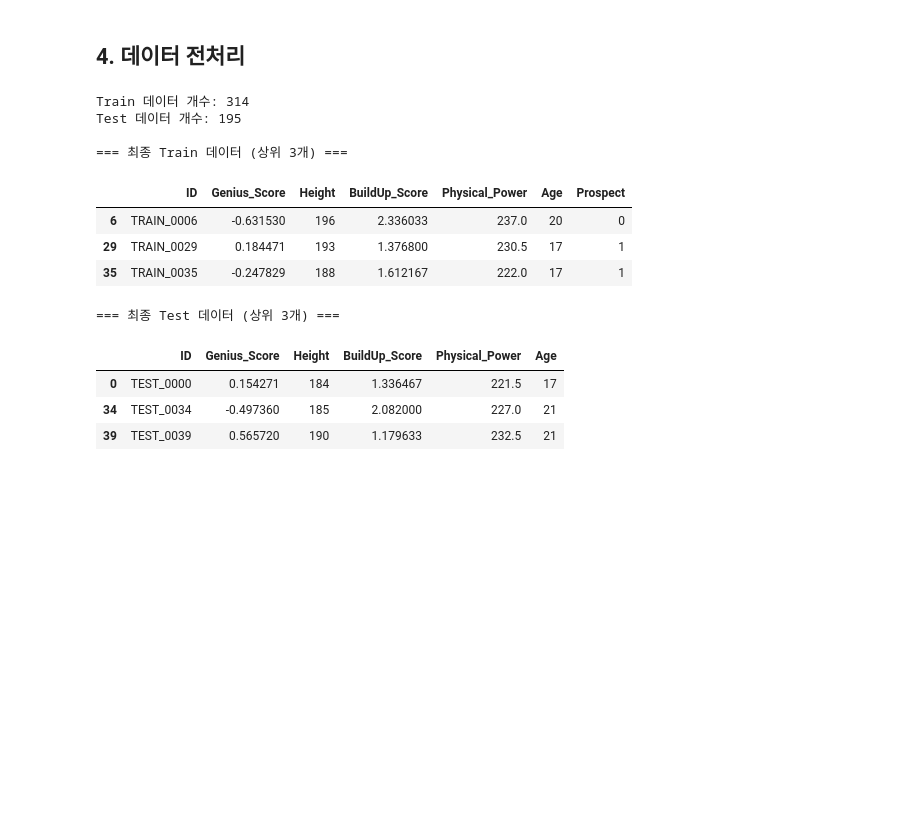
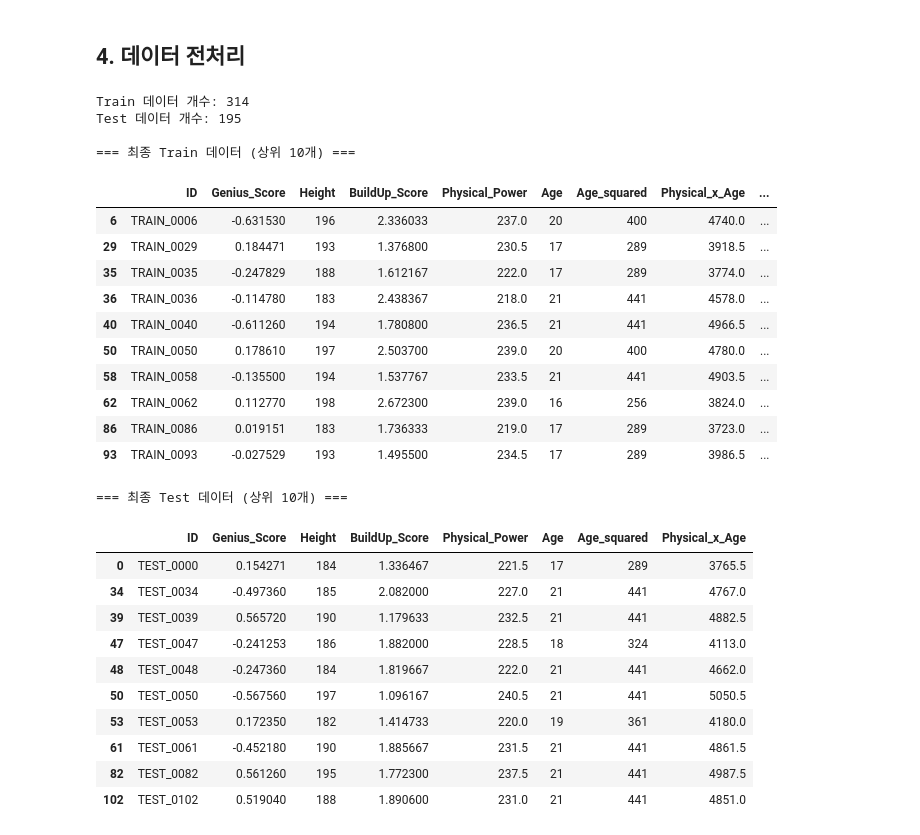
Before and after one commit to YNARU0818/Little-Sonny-analysis, a Jupyter notebook: littlesonny3.ipynb, the cells around one changed output. Cells and saved outputs as stored; diff of their text form; code cells hidden in the pictures; blank space fills up the shorter version.

```diff
--- a/littlesonny3.ipynb
+++ b/littlesonny3.ipynb
@@ -721,7 +721,7 @@ global_mean = train_gk['GK_Raw_Average'].mean()
 # ---------------------------------------------------------
 # 2️⃣ 전처리 적용 함수 (Train, Test 똑같이 적용)
 # ---------------------------------------------------------
-def preprocessing(df, age_standard, global_mean, is_train=True):
+def preprocessing(df, is_train=True):
     # (1) 기본 실력 평균 계산
     df['GK_Raw_Average'] = get_raw_average(df)
 
@@ -735,52 +735,70 @@ def preprocessing(df, age_standard, global_mean, is_train=True):
 
     # (4) BuildUp Score
     df['BuildUp_Score'] = (df['BallControl'] + df['ShortPassing'] + df['Vision']) / 3
+    df['Physical_x_Age'] = df['Physical_Power'] * df['Age']
 
+    df['Age_squared'] = df['Age'] ** 2
     # (5) 컬럼 정리
     features = [
         'ID',              # ID는 나중에 제출할 때 필수!
         'Genius_Score',
         'Height',
         'BuildUp_Score',
         'Physical_Power',
-        'Age'
+        'Age',
+        'Age_squared',
+        'Physical_x_Age'
     ]
 
     # Train에는 정답(Prospect)이 있고, Test에는 없으니까 구분해서 처리
     if is_train:
         return df[features + ['Prospect']]
     else:
         return df[features] # Test는 정답 없이 반환
 
 # ---------------------------------------------------------
 # 3️⃣ 실행!
 # ---------------------------------------------------------
-final_train = preprocessing(train_gk, age_standard, global_mean, is_train=True)
-final_test = preprocessing(test_gk, age_standard, global_mean, is_train=False)
+final_train = preprocessing(train_gk, is_train=True)
+final_test = preprocessing(test_gk, is_train=False)
 
 # 확인
 print(f"Train 데이터 개수: {len(final_train)}")
 print(f"Test 데이터 개수: {len(final_test)}")
 
-print("\n=== 최종 Train 데이터 (상위 3개) ===")
-display(final_train.head(3))
+print("\n=== 최종 Train 데이터 (상위 10개) ===")
+display(final_train.head(10))
 
-print("\n=== 최종 Test 데이터 (상위 3개) ===")
-display(final_test.head(3))
+print("\n=== 최종 Test 데이터 (상위 10개) ===")
+display(final_test.head(10))
 # %% [output]
 Train 데이터 개수: 314
 Test 데이터 개수: 195
 
-=== 최종 Train 데이터 (상위 3개) ===
+=== 최종 Train 데이터 (상위 10개) ===
-|  | ID | Genius_Score | Height | BuildUp_Score | Physical_Power | Age | Prospect |
-| 6 | TRAIN_0006 | -0.631530 | 196 | 2.336033 | 237.0 | 20 | 0 |
-| 29 | TRAIN_0029 | 0.184471 | 193 | 1.376800 | 230.5 | 17 | 1 |
-| 35 | TRAIN_0035 | -0.247829 | 188 | 1.612167 | 222.0 | 17 | 1 |
+|  | ID | Genius_Score | Height | BuildUp_Score | Physical_Power | Age | Age_squared | Physical_x_Age | ... |
+| 6 | TRAIN_0006 | -0.631530 | 196 | 2.336033 | 237.0 | 20 | 400 | 4740.0 | ... |
+| 29 | TRAIN_0029 | 0.184471 | 193 | 1.376800 | 230.5 | 17 | 289 | 3918.5 | ... |
+| 35 | TRAIN_0035 | -0.247829 | 188 | 1.612167 | 222.0 | 17 | 289 | 3774.0 | ... |
+| 36 | TRAIN_0036 | -0.114780 | 183 | 2.438367 | 218.0 | 21 | 441 | 4578.0 | ... |
+| 40 | TRAIN_0040 | -0.611260 | 194 | 1.780800 | 236.5 | 21 | 441 | 4966.5 | ... |
+| 50 | TRAIN_0050 | 0.178610 | 197 | 2.503700 | 239.0 | 20 | 400 | 4780.0 | ... |
+| 58 | TRAIN_0058 | -0.135500 | 194 | 1.537767 | 233.5 | 21 | 441 | 4903.5 | ... |
+| 62 | TRAIN_0062 | 0.112770 | 198 | 2.672300 | 239.0 | 16 | 256 | 3824.0 | ... |
+| 86 | TRAIN_0086 | 0.019151 | 183 | 1.736333 | 219.0 | 17 | 289 | 3723.0 | ... |
+| 93 | TRAIN_0093 | -0.027529 | 193 | 1.495500 | 234.5 | 17 | 289 | 3986.5 | ... |
-=== 최종 Test 데이터 (상위 3개) ===
+=== 최종 Test 데이터 (상위 10개) ===
-|  | ID | Genius_Score | Height | BuildUp_Score | Physical_Power | Age |
-| 0 | TEST_0000 | 0.154271 | 184 | 1.336467 | 221.5 | 17 |
-| 34 | TEST_0034 | -0.497360 | 185 | 2.082000 | 227.0 | 21 |
-| 39 | TEST_0039 | 0.565720 | 190 | 1.179633 | 232.5 | 21 |
+|  | ID | Genius_Score | Height | BuildUp_Score | Physical_Power | Age | Age_squared | Physical_x_Age |
+| 0 | TEST_0000 | 0.154271 | 184 | 1.336467 | 221.5 | 17 | 289 | 3765.5 |
+| 34 | TEST_0034 | -0.497360 | 185 | 2.082000 | 227.0 | 21 | 441 | 4767.0 |
+| 39 | TEST_0039 | 0.565720 | 190 | 1.179633 | 232.5 | 21 | 441 | 4882.5 |
+| 47 | TEST_0047 | -0.241253 | 186 | 1.882000 | 228.5 | 18 | 324 | 4113.0 |
+| 48 | TEST_0048 | -0.247360 | 184 | 1.819667 | 222.0 | 21 | 441 | 4662.0 |
+| 50 | TEST_0050 | -0.567560 | 197 | 1.096167 | 240.5 | 21 | 441 | 5050.5 |
+| 53 | TEST_0053 | 0.172350 | 182 | 1.414733 | 220.0 | 19 | 361 | 4180.0 |
+| 61 | TEST_0061 | -0.452180 | 190 | 1.885667 | 231.5 | 21 | 441 | 4861.5 |
+| 82 | TEST_0082 | 0.561260 | 195 | 1.772300 | 237.5 | 21 | 441 | 4987.5 |
+| 102 | TEST_0102 | 0.519040 | 188 | 1.890600 | 231.0 | 21 | 441 | 4851.0 |
 # %%
 # 1. 폰트 설정 (Mac 사용자용)
 plt.rcParams['font.family'] = 'AppleGothic'
```
Also changed, not shown: parts of 4 cells of this notebook.
